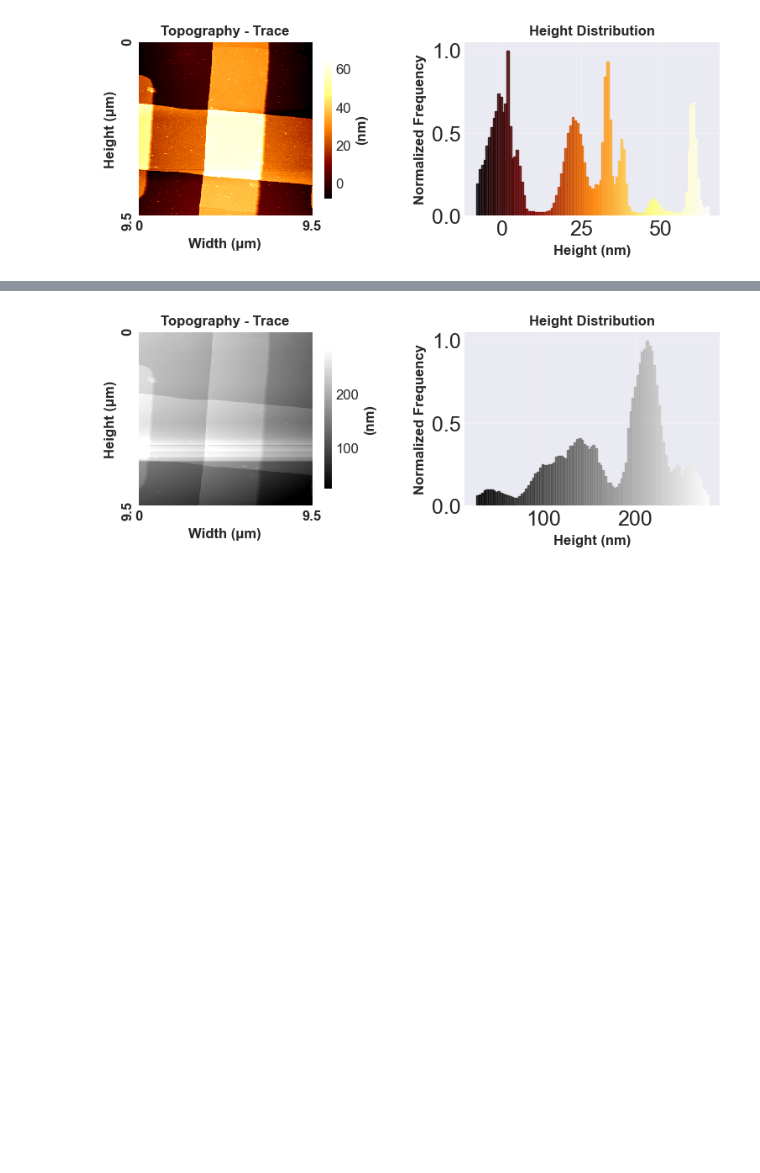
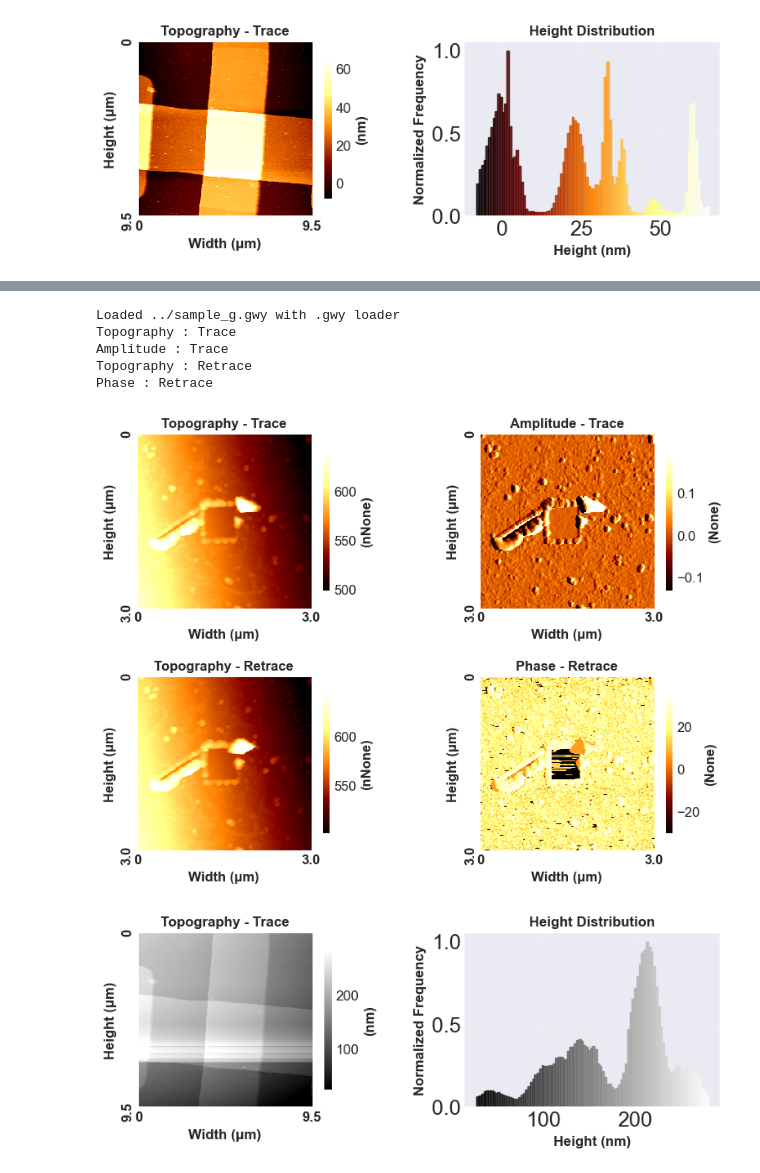
Before and after one commit to RecognitionAnalytics/AFM_Tools, a Jupyter notebook: pyFlammarion/Test.ipynb, the cells around one changed output, grey strips where cells are left out. Cells and saved outputs as stored; diff of their text form; code cells hidden in the pictures; blank space fills up the shorter version.

```diff
--- a/pyFlammarion/Test.ipynb
+++ b/pyFlammarion/Test.ipynb
@@ -1,9 +1,9 @@
 # %%
-import FlamFiles
-import FlamPlotting
-import FlamFlattening
-import FlamMasking
-import FlamSegmentation
+import AFM_Tools.pyFlammarion.FmFiles as FmFiles
+import AFM_Tools.pyFlammarion.FmPlotting as FmPlotting
+import AFM_Tools.pyFlammarion.FmFlattening as FmFlattening
+import AFM_Tools.pyFlammarion.FmMasking as FmMasking
+import AFM_Tools.pyFlammarion.FmSegmentation as FmSegmentation
 import numpy as np
 from enum import Enum
 from scipy.stats import trim_mean
@@ -15,12 +15,12 @@ from FileLoaders.FlammarionFile import FlammarionFile, FlammarionImageData
 import matplotlib.pyplot as plt
 from scipy.signal import find_peaks
 print('Files pyFlammarion can read:')
-print(FlamFiles.knownLoadFileTypes())
+print(FmFiles.knownLoadFileTypes())
 print('Files pyFlammarion can write:')
-print(FlamFiles.knownSaveFileTypes())
+print(FmFiles.knownSaveFileTypes())
 
-image  =  FlamFiles.loadFile('../examples/E5__240703_114329.mi' , verbose=True)
-FlamFiles.saveFile(  'test.gwy', image)
+image  =  FmFiles.loadFile('../examples/E5__240703_114329.mi' , verbose=True)
+FmFiles.saveFile(  'test.gwy', image)
 print()
 #print(image)
 #FlamPlotting.AFMPlot(image,show_histogram=False)
@@ -40,14 +40,14 @@ print()
 #FlamPlotting.AFMPlot(image["Topography_Trace"],show_histogram=True, figsize=(4,3)  )
 
 
-terraceFlat = FlamFlattening.FlattenImage(image["Topography_Trace"].deepCopy(), FlamFlattening.AFMFlatteningMethod.TrimmedMeanOfDifferenceLine)
+terraceFlat = FmFlattening.FlattenImage(image["Topography_Trace"].deepCopy(), FmFlattening.AFMFlatteningMethod.TrimmedMeanOfDifferenceLine)
 
-terraceFlat = FlamFlattening.FlattenImage(terraceFlat,  FlamFlattening.AFMFlatteningMethod.TerracePlanes,sectionPercent=5, polyDegree=4, limitPercent=0.6 )
-terraceFlat = FlamFlattening.FlattenImage(terraceFlat, FlamFlattening.AFMFlatteningMethod.ZeroFloor)
+terraceFlat = FmFlattening.FlattenImage(terraceFlat,  FmFlattening.AFMFlatteningMethod.TerracePlanes,sectionPercent=5, polyDegree=4, limitPercent=0.6 )
+terraceFlat = FmFlattening.FlattenImage(terraceFlat, FmFlattening.AFMFlatteningMethod.ZeroFloor)
 
-segments = FlamSegmentation.segment_afm_image_height(terraceFlat, n_classes=4 )
+segments = FmSegmentation.segment_afm_image_height(terraceFlat, n_classes=4 )
 
-FlamPlotting.AFMPlot(terraceFlat,   show_histogram=True, figsize=(4,3)  )
+FmPlotting.AFMPlot(terraceFlat,   show_histogram=True, figsize=(4,3)  )
 # %% [output]
 Files pyFlammarion can read:
 ['.mi', '.ibw', '.jpk', '.gwy']
@@ -386,3 +62,14 @@ KeyboardInterrupt:
+# %%
+
+image  =  FmFiles.loadFile('../sample_g.gwy' , verbose=True)
+FmPlotting.AFMPlot(image,show_histogram=False)
+# %% [output]
+Loaded ../sample_g.gwy with .gwy loader
+Topography : Trace
+Amplitude : Trace
+Topography : Retrace
+Phase : Retrace
+[figure, added]
 # %%
 flattenedFile = image.shallowCopy(copyImages=False)
 
```
Also changed, not shown: parts of 5 cells of this notebook, 13 other files.
